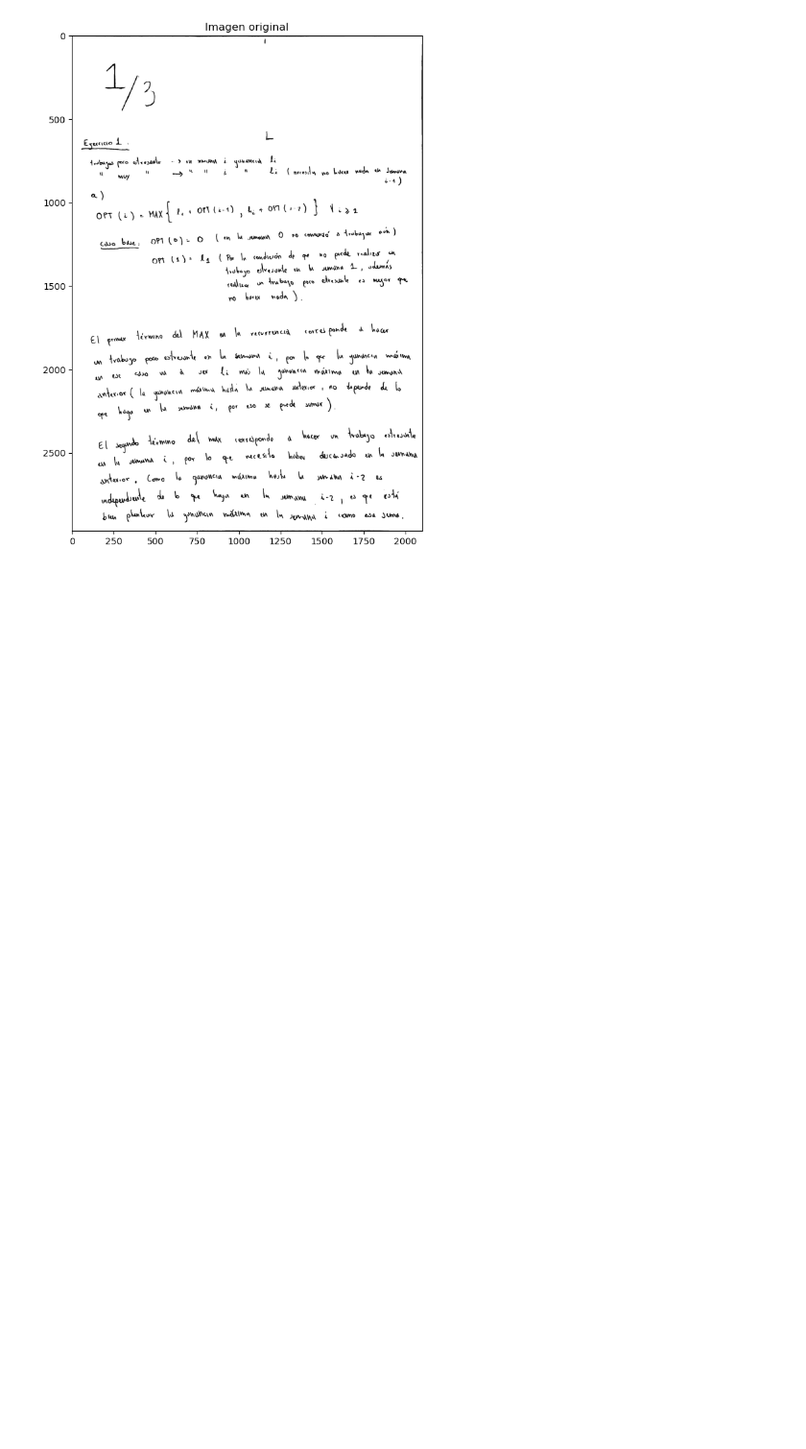
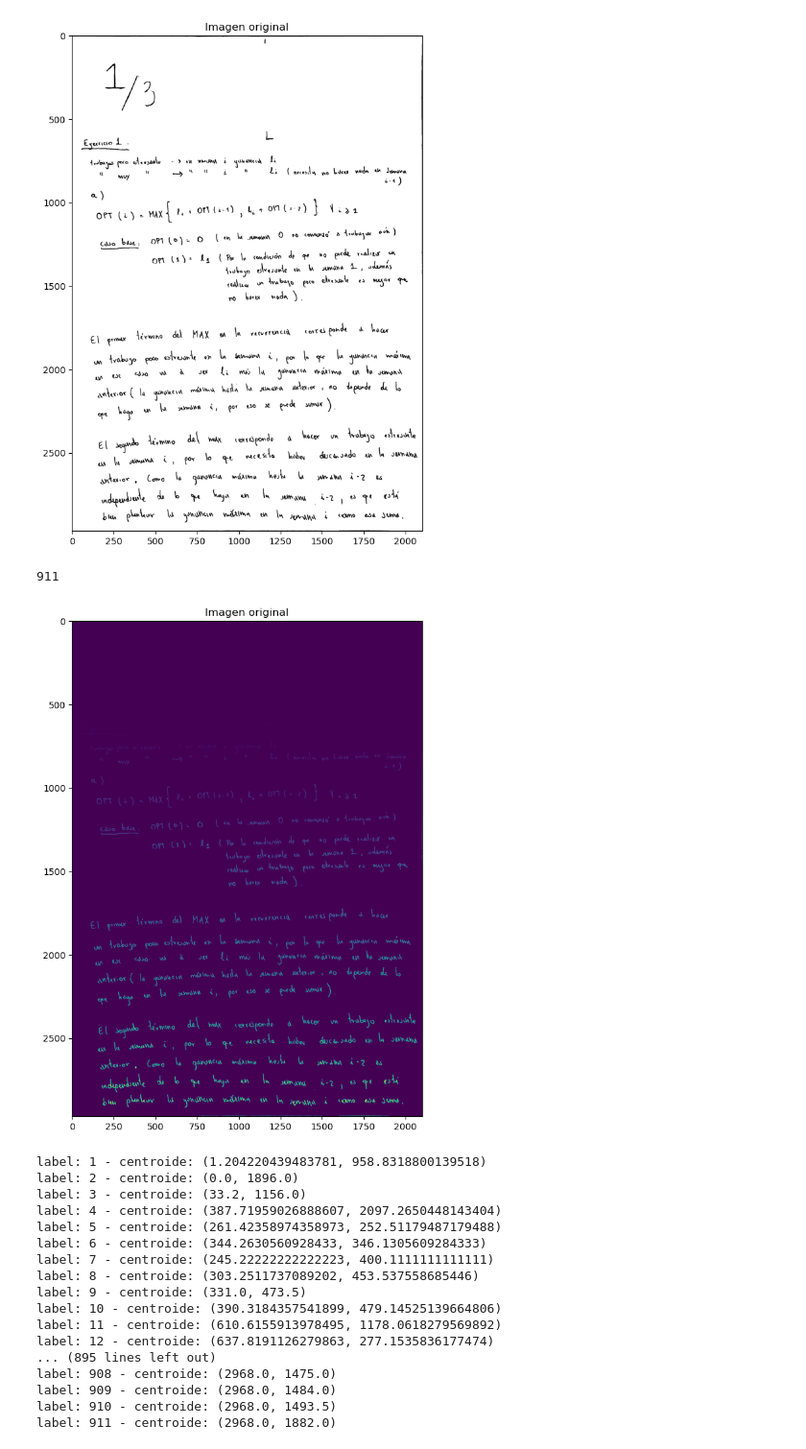
Before and after one commit to nacjck/timag-proyecto, a Jupyter notebook: Untitled.ipynb, the cells around one changed output. Shown at 96% size. Drawn from its saved outputs; the diff is of its cells as text; code cells hidden in the pictures; blank space fills up the shorter version.

```diff
--- a/Untitled.ipynb
+++ b/Untitled.ipynb
@@ -285,3 +285,49 @@ plots.set_title("Imagen original")
 plt.show()
 # %% [output]
 [figure]
+# %%
+import skimage
+
+labels, num = skimage.measure.label(im_bin, background=1, return_num=True, connectivity=None) # img_erosion
+props = skimage.measure.regionprops(labels)
+
+print(num)
+
+# Plotear:
+
+figura, plots = plt.subplots(1, 1, figsize=(18,10))
+
+plt.imshow(labels) # , cmap='gray'
+plots.set_title("Imagen original")
+
+plt.show()
+
+
+for propiedad in props:
+    print(f"label: {propiedad.label} - centroide: {propiedad.centroid}")
+
+# val_set = set([])
+# for fila in range(0,labels.shape[0]):
+#     for columna in range(0,labels.shape[1]):
+#         val_set.add(labels[fila,columna])
+# print(val_set)
+# %% [output]
+911
+[figure, added]
+label: 1 - centroide: (1.204220439483781, 958.8318800139518)
+label: 2 - centroide: (0.0, 1896.0)
+label: 3 - centroide: (33.2, 1156.0)
+label: 4 - centroide: (387.71959026888607, 2097.2650448143404)
+label: 5 - centroide: (261.42358974358973, 252.51179487179488)
+label: 6 - centroide: (344.2630560928433, 346.1305609284333)
+label: 7 - centroide: (245.22222222222223, 400.1111111111111)
+label: 8 - centroide: (303.2511737089202, 453.537558685446)
+label: 9 - centroide: (331.0, 473.5)
+label: 10 - centroide: (390.3184357541899, 479.14525139664806)
+label: 11 - centroide: (610.6155913978495, 1178.0618279569892)
+label: 12 - centroide: (637.8191126279863, 277.1535836177474)
+... (895 lines left out)
+label: 908 - centroide: (2968.0, 1475.0)
+label: 909 - centroide: (2968.0, 1484.0)
+label: 910 - centroide: (2968.0, 1493.5)
+label: 911 - centroide: (2968.0, 1882.0)
```
Also changed, not shown: parts of 5 cells of this notebook.
